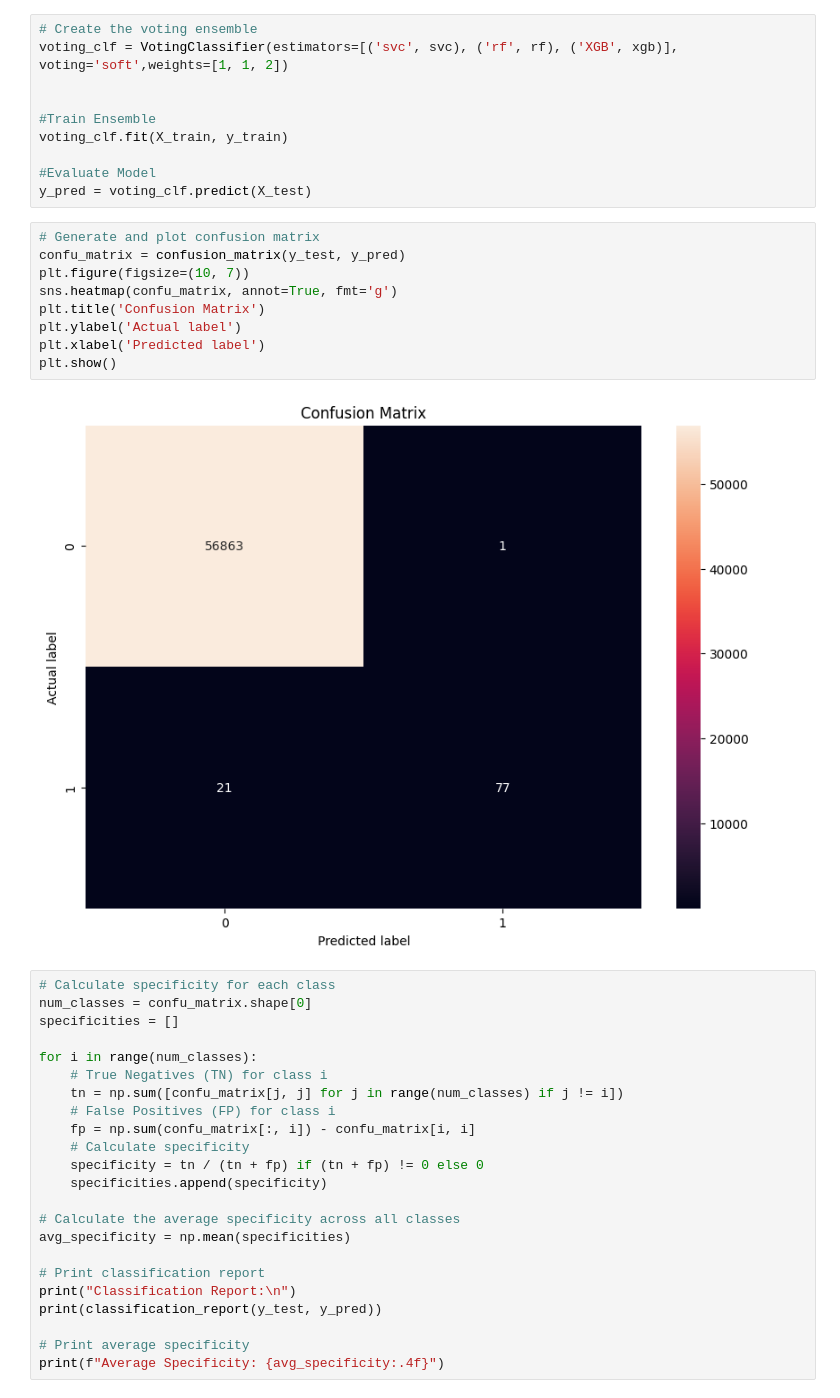
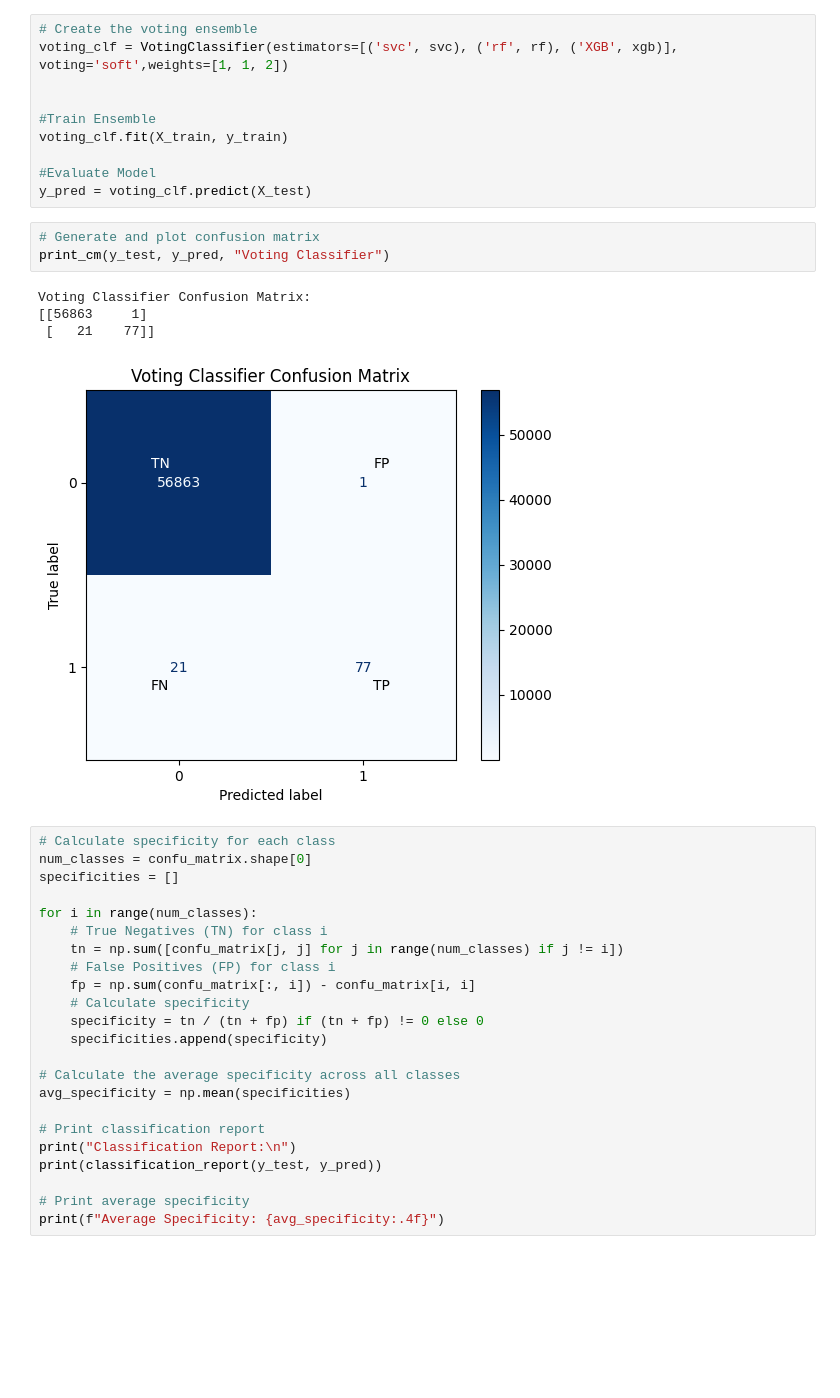
Before and after one commit to Oshgig/FRAUD-DETECTION, a Jupyter notebook: Project_code.ipynb, the cells around one changed output. Saved outputs shown, nothing was run; the diff lists cells and outputs as text; blank space fills up the shorter version.

```diff
--- a/Project_code.ipynb
+++ b/Project_code.ipynb
@@ -655,17 +701,14 @@ voting_clf.fit(X_train, y_train)
 
 #Evaluate Model
 y_pred = voting_clf.predict(X_test)
-# %%
-# Generate and plot confusion matrix
-confu_matrix = confusion_matrix(y_test, y_pred)
-plt.figure(figsize=(10, 7))
-sns.heatmap(confu_matrix, annot=True, fmt='g')
-plt.title('Confusion Matrix')
-plt.ylabel('Actual label')
-plt.xlabel('Predicted label')
-plt.show()
-# %% [output]
-[figure, removed]
+# %%
+# Generate and plot confusion matrix
+print_cm(y_test, y_pred, "Voting Classifier")
+# %% [output]
+Voting Classifier Confusion Matrix:
+[[56863     1]
+ [   21    77]]
+[figure, added]
 # %%
 # Calculate specificity for each class
 num_classes = confu_matrix.shape[0]
```
Also changed, not shown: parts of 3 cells of this notebook.
